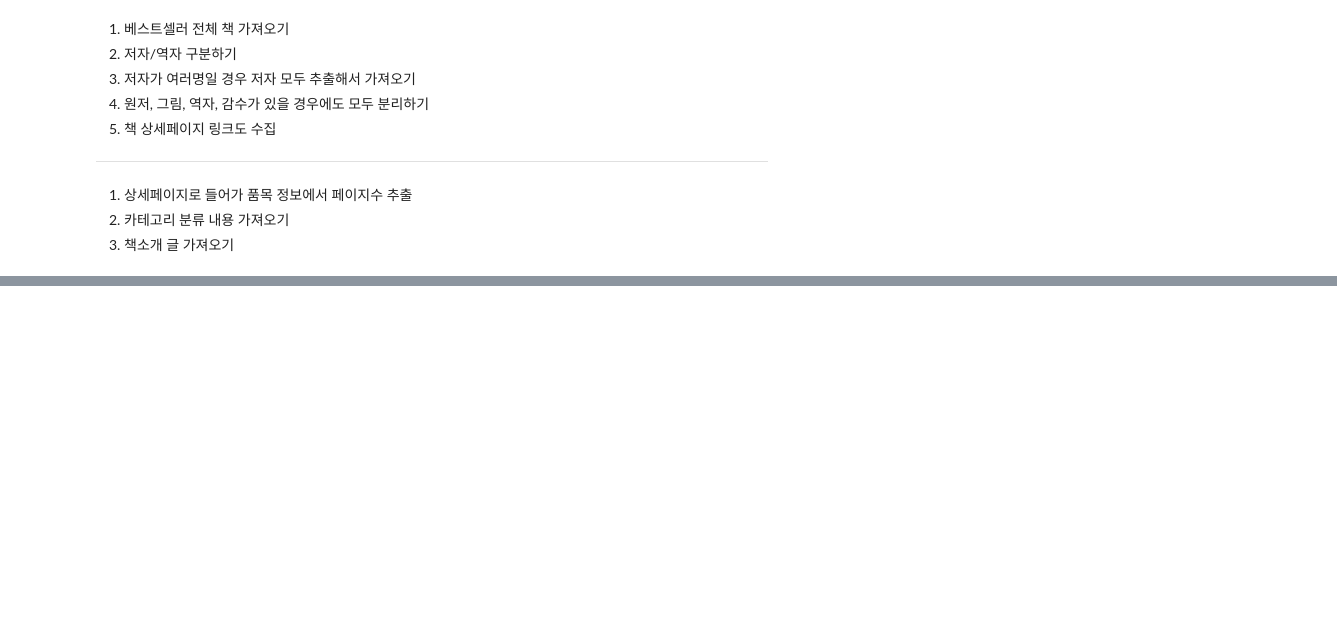
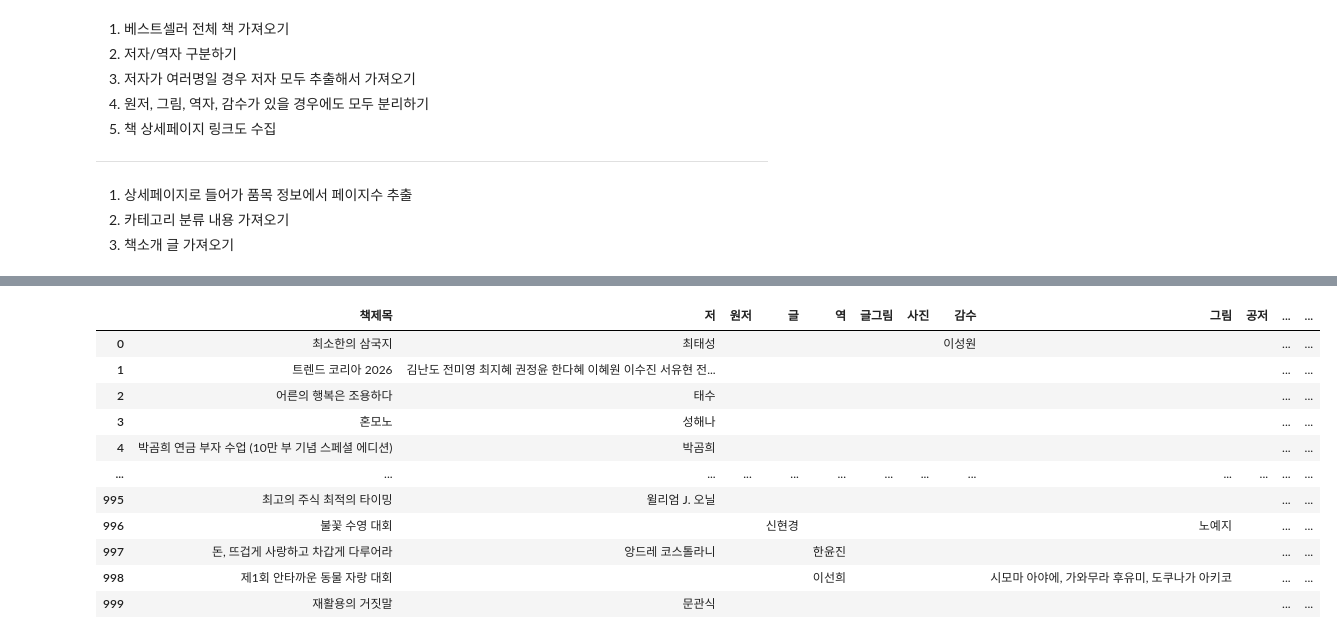
Before and after one commit to eunsang5551/fintech3, a Jupyter notebook: 05데이터 스크레이핑/07정적웹페이지 수집하기_yes24베스트셀러 자료 수집하기.ipynb, the cells around one changed output, grey strips where cells are left out. Saved outputs shown, nothing was run; the diff lists cells and outputs as text; code cells hidden in the pictures; blank space fills up the shorter version.

```diff
--- a/05데이터 스크레이핑/07정적웹페이지 수집하기_yes24베스트셀러 자료 수집하기.ipynb
+++ b/05데이터 스크레이핑/07정적웹페이지 수집하기_yes24베스트셀러 자료 수집하기.ipynb
@@ -67,13 +111,2 @@ print(book_title, author, publisher, pub_date, price, rating, n_reviews)
 # %% [markdown]
 # 페이지 전체에 있는 책 정보 하나로 모으기
-# %%
-for idx ,book in enumerate(book_list):
-    print(f"{idx+1}/"{len(book_list)}")
-    book_title = book.select_one(".gd_name").text
-    author = text_clean(book.select_one(".authPub.info_auth").text)
-    publisher = book.select_one(".authPub.info_pub > a").text
-    pub_date = book.select_one(".authPub.info_date").text
-    price = int(book.select_one(".yes_b").text.replace(",",""))
-    rating = float(book.select_one(".rating_grade > .yes_b").text)
-    n_reviews = book.select_one(".rating_rvCount > a > em.txC_blue").text.replace(",","")
-    print(book_title, author, publisher, pub_date, price, rating, n_reviews)
@@ -106,0 +259,8 @@ for page in range(1, 10)
+# %%
+def detail_extraction(url):
+    r =requests.get(url)
+    soup = bs(r.content, 'lxml')
+    book_page = soup.select_one(".infoSetCont_wrap > div > table > tbody > tr:nth-child(2) > td").text.split()[0][:-1] if soup.select_one(".infoSetCont_wrap > div > table > tbody > tr:nth-child(2) > td") != None else 0
+    category = text_clean(soup.select_one("div.infoSetCont_wrap > dl:nth-child(1) > dd > ul").text).replace(">", " ").replace("/", " ") if soup.select_one("div.infoSetCont_wrap > dl:nth-child(1) > dd > ul") != None else "카테고리 없음"
+    description = text_clean(soup.select_one(".infoWrap_txtInner").text) if soup.select_one(".infoWrap_txtInner") != None else "책소개 없음"
+    return book_page, category, description
@@ -106,0 +272,54 @@ for page in range(1, 10)
+# %%
+author_list = []
+
+for page in range(1,10):
+    url = "https://www.yes24.com/product/category/bestseller"
+    payload = dict(categoryNumber="001", pageNumber=page, pageSize=120)
+    r = requests.get(url, params=payload)
+    print(r.url)
+    print(r.status_code)
+    response = bs(r.content, 'lxml')
+    book_list = response.select("#yesBestList > li")
+    print(f"{page+1}/9 페이지 수집중                 ")
+
+    for idx, book in enumerate(book_list):
+        print(f"{idx+1}/{len(book_list)} 자료 수집중", end="\r")
+        result = dict(책제목="", 저 = "", 원저 = "", 글 = "", 역 = "", 글그림 = "", 사진 = "", 감수="",
+                            그림 = "", 공저 = "", 기획="")
+        result['책제목'] = book.select_one(".gd_name").text
+        # 저자추출
+        if "/" not in book.select_one(".authPub.info_auth").text:
+            result['저'] = text_clean(book.select_one(".authPub.info_auth").text)
+        elif "/" in book.select_one(".authPub.info_auth").text:
+            n_item = len(book.select_one(".authPub.info_auth").text.split("/"))
+            items = book.select_one(".authPub.info_auth").text.split("/")
+    #         print(idx, n_item, items, end="\n\n")
+            if n_item == 2 and "정보 더 보기" in items[0]:
+                result['저'] = text_clean(book.select_one(".moreAuthLiCont").text.replace("\n", " "))
+            elif n_item >= 2 and "정보 더 보기" not in items[0]:
+                for item in items:
+    #                 print(item.split()[-1])
+                    author_key = item.split()[-1]
+                    result[author_key] = " ".join(item.split()[:-1])
+
+
+        result['출판사'] = book.select_one(".authPub.info_pub > a").text
+        result['출간일'] = book.select_one(".authPub.info_date").text
+        result['가격'] = int(book.select_one(".yes_b").text.replace(",", ""))
+        result['평점'] = float(book.select_one(".rating_grade > .yes_b").text) if book.select_one(".rating_grade > .yes_b") != None else 0
+        result['리뷰수'] = int(text_clean(book.select_one(".rating_rvCount > a > em.txC_blue").text)) if book.select_one(".rating_rvCount > a > em.txC_blue") != None else 0
+        result['상세링크'] = "https://www.yes24.com"+ book.select_one(".info_row.info_name > .gd_name")['href']
+        book_page, category, description = detail_extraction(result['상세링크'])
+        result['페이지수'] = book_page
+        result['카테고리'] = category
+        result['description'] = description
+
+        author_list.append(result)
+
+    time.sleep(3)
+
+
+
+df = pd.DataFrame(author_list)
+df
+# %% [output]
@@ -106,0 +343,12 @@ for page in range(1, 10)
+|  | 책제목 | 저 | 원저 | 글 | 역 | 글그림 | 사진 | 감수 | 그림 | 공저 | ... | ... |
+| 0 | 최소한의 삼국지 | 최태성 |  |  |  |  |  | 이성원 |  |  | ... | ... |
+| 1 | 트렌드 코리아 2026 | 김난도 전미영 최지혜 권정윤 한다혜 이혜원 이수진 서유현 전... |  |  |  |  |  |  |  |  | ... | ... |
+| 2 | 어른의 행복은 조용하다 | 태수 |  |  |  |  |  |  |  |  | ... | ... |
+| 3 | 혼모노 | 성해나 |  |  |  |  |  |  |  |  | ... | ... |
+| 4 | 박곰희 연금 부자 수업 (10만 부 기념 스페셜 에디션) | 박곰희 |  |  |  |  |  |  |  |  | ... | ... |
+| ... | ... | ... | ... | ... | ... | ... | ... | ... | ... | ... | ... | ... |
+| 995 | 최고의 주식 최적의 타이밍 | 윌리엄 J. 오닐 |  |  |  |  |  |  |  |  | ... | ... |
+| 996 | 불꽃 수영 대회 |  |  | 신현경 |  |  |  |  | 노예지 |  | ... | ... |
+| 997 | 돈, 뜨겁게 사랑하고 차갑게 다루어라 | 앙드레 코스톨라니 |  |  | 한윤진 |  |  |  |  |  | ... | ... |
+| 998 | 제1회 안타까운 동물 자랑 대회 |  |  |  | 이선희 |  |  |  | 시모마 아야에, 가와무라 후유미, 도쿠나가 아키코 |  | ... | ... |
+| 999 | 재활용의 거짓말 | 문관식 |  |  |  |  |  |  |  |  | ... | ... |
```
Also changed, not shown: parts of 22 cells of this notebook, 42 other files.
